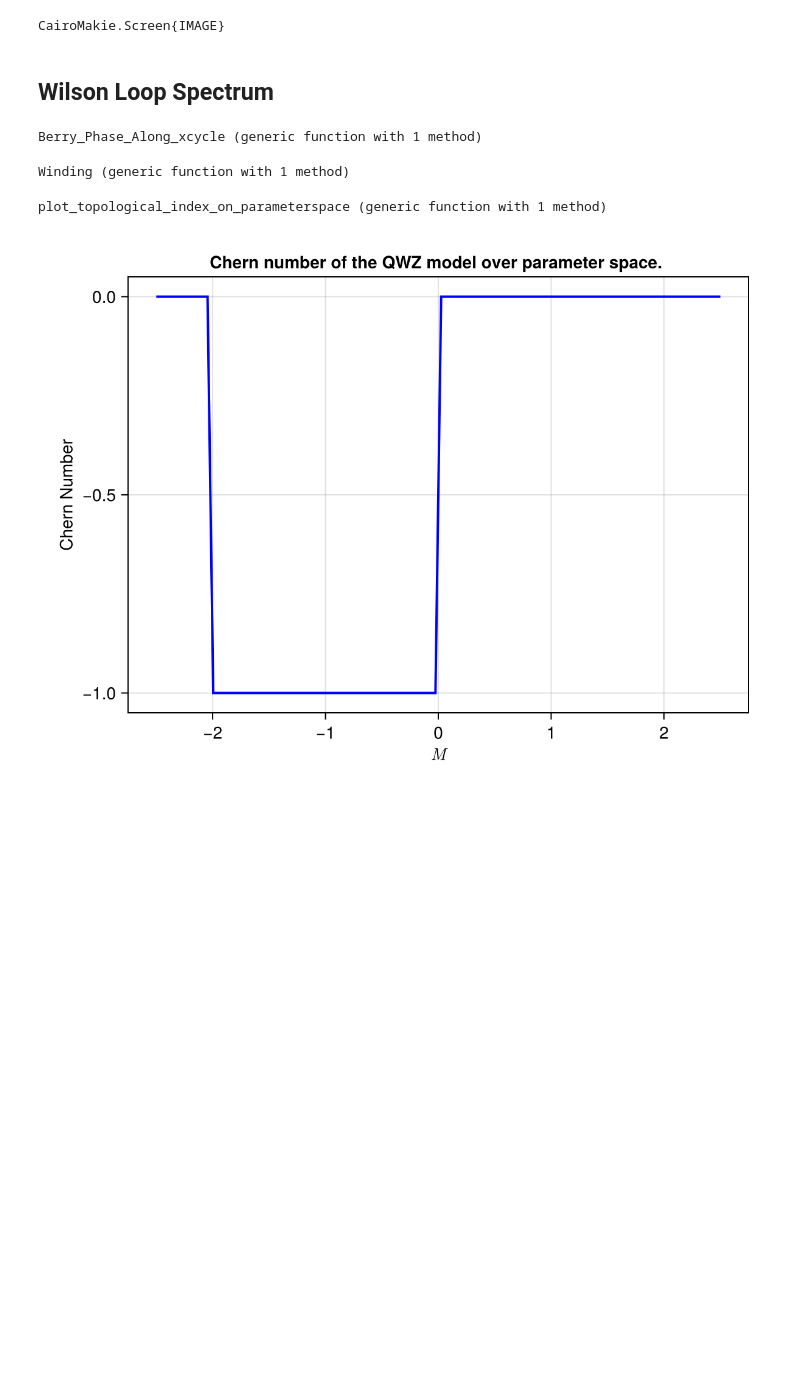
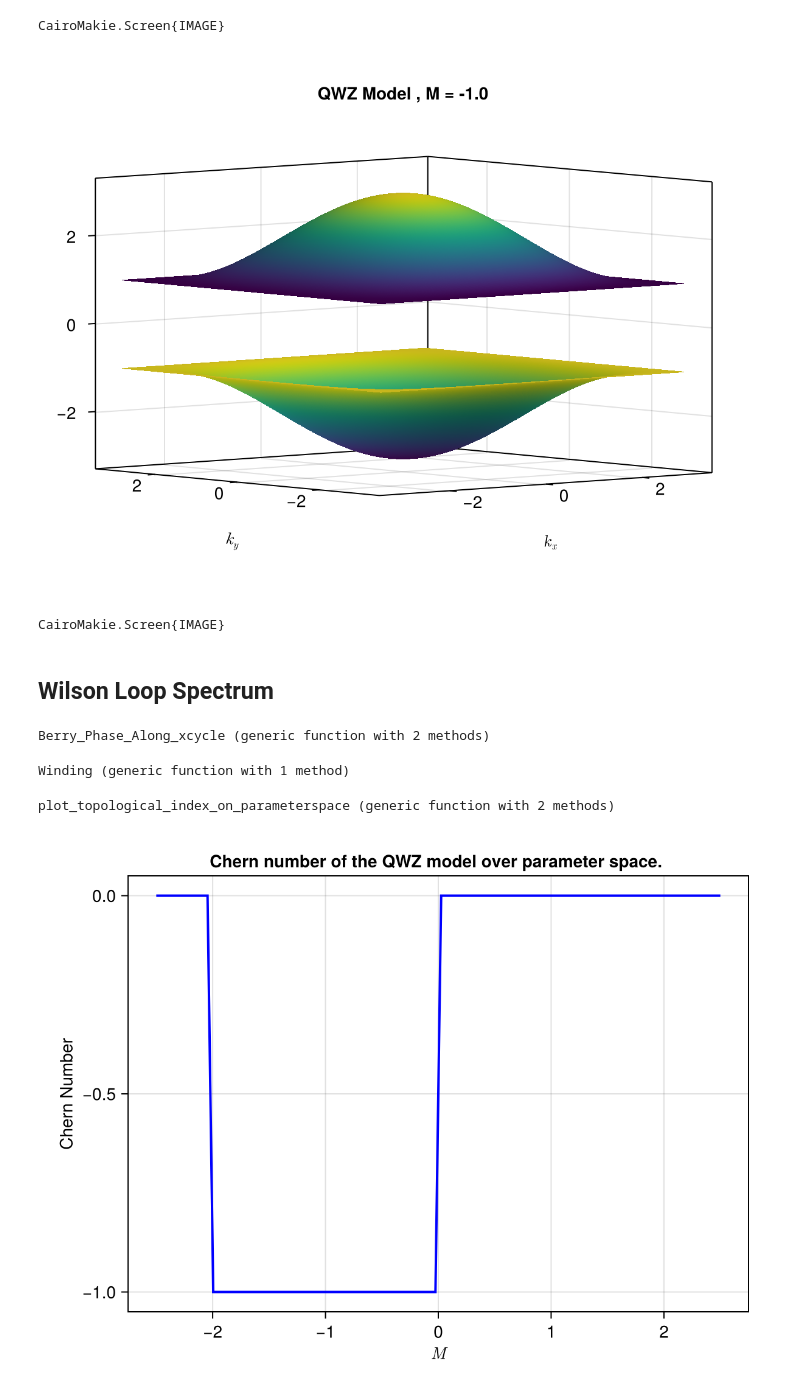
Before and after one commit to nabil-atlam/kagome, a Jupyter notebook: KagomeTransport/notebooks/Qi_Wu_Zhang_PhaseDiagram.ipynb, the cells around one changed output. Cells and saved outputs as stored; diff of their text form; code cells hidden in the pictures; blank space fills up the shorter version.

Commit message:
QWZ chern calc Wilson loop

```diff
--- a/KagomeTransport/notebooks/Qi_Wu_Zhang_PhaseDiagram.ipynb
+++ b/KagomeTransport/notebooks/Qi_Wu_Zhang_PhaseDiagram.ipynb
@@ -82,10 +82,15 @@ plot_bands3D_QWZ(M = 1.0)
 # %% [output]
 [figure]
 CairoMakie.Screen{IMAGE}
+# %%
+plot_bands3D_QWZ(M = -1.0)
+# %% [output]
+[figure, added]
+CairoMakie.Screen{IMAGE}
 # %% [markdown]
 ## Wilson Loop Spectrum ##
 # %%
-@inline function Wilson_Loop_fixed_ycycle(ps_ky::Vector{Vector{Float64}}, M::Float64)
+@inline function Wilson_Loop_fixed_ycycle(ps_ky::Vector{Vector{Float64}}, M::Float64, nps::Int = 1000)
     """
     This is similar to the Wilson loop computation in the SSH model,
     I think it is possible to work out a connection between the two models (Dimensional reduction ?)
@@ -96,30 +101,28 @@ CairoMakie.Screen{IMAGE}
     U_grid     = map(x -> x.vectors, spectrum)
     U_band     = map(x -> x[:, 1], U_grid)
     # so far, we have the eigenmodes of the band at all points of the momentum space grid
-    res::ComplexF64 = 1.0 + 0.0 * im
-    #res = Matrix{ComplexF64}(I, 2, 2)
-    for n ∈ 1 : 1000
-        res *= U_band[n]' * U_band[mod1(n + 1, 1000)]
+    res::Complex{Float64} = 1.0 + 0.0 * im
+    for n ∈ 1 : nps
+        res *= U_band[n]' * U_band[mod1(n + 1, nps)]
     end
     angle(res)
 end
 
 
-@inline function Berry_Phase_Along_xcycle(M::Float64)
+@inline function Berry_Phase_Along_xcycle(M::Float64, nps::Int = 1000)
     """
     Compute the Berry phase along the x cycle -- Goal is to calculate its monodromy
     """
-    nps = 100
-    ps_kx = LinRange(-pi, pi, 1000)
-    phase_vals = Vector{Float64}(undef, 1000)
+    ps_kx = LinRange(-pi, pi, nps)
+    phase_vals = Vector{Float64}(undef, nps)
     for (n, kx) ∈ enumerate(ps_kx)
-        kps = Vector{Float64}[[kx, ky] for ky ∈ LinRange(-pi, pi, 1000)]
-        phase_vals[n] = Wilson_Loop_fixed_ycycle(kps, M)
+        kps = Vector{Float64}[[kx, ky] for ky ∈ LinRange(-pi, pi, nps)]
+        phase_vals[n] = Wilson_Loop_fixed_ycycle(kps, M, nps)
     end
     phase_vals / 2π
 end
 # %% [output]
-Berry_Phase_Along_xcycle (generic function with 1 method)
+Berry_Phase_Along_xcycle (generic function with 2 methods)
 # %%
 function Winding(fvals)
     nvals = size(fvals, 1)
@@ -134,13 +137,13 @@ end
 # %% [output]
 Winding (generic function with 1 method)
 # %%
-function plot_topological_index_on_parameterspace()
+function plot_topological_index_on_parameterspace(nps_wlcalc::Int = 100)
     # grid in parameter space
     ps = range(-2.5, 2.5, length = 100)
     # compute the topological index for each point in the parameter space
     Cs = Vector{Float64}(undef, 100)
     for (n, M) ∈ enumerate(ps)
-        Cs[n] = Winding(Berry_Phase_Along_xcycle(M))
+        Cs[n] = Winding(Berry_Phase_Along_xcycle(M, nps_wlcalc))
     end
     f = Figure()
     ax = Axis(f[1, 1], title="Chern number of the QWZ model over parameter space. ")
@@ -150,5 +153,5 @@ function plot_topological_index_on_parameterspace()
     f
 end
 # %% [output]
-plot_topological_index_on_parameterspace (generic function with 1 method)
+plot_topological_index_on_parameterspace (generic function with 2 methods)
 # %%
```
Also changed, not shown: parts of 2 cells of this notebook.
